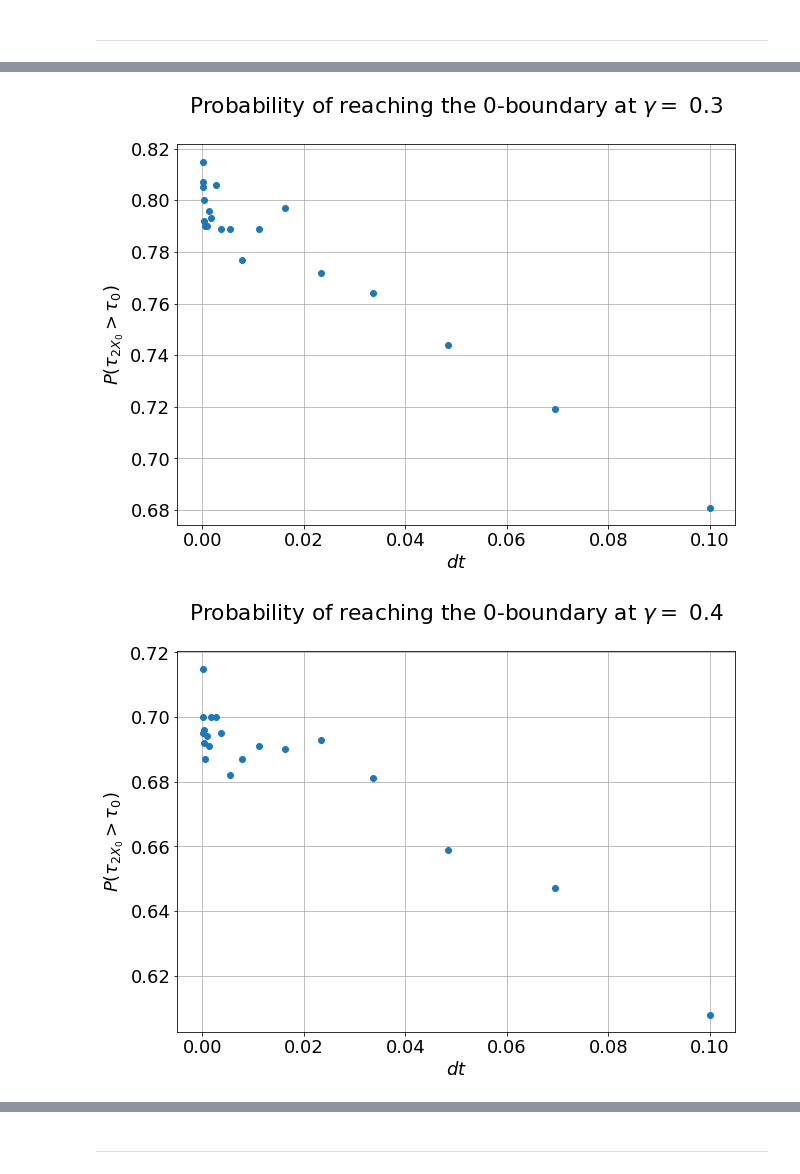
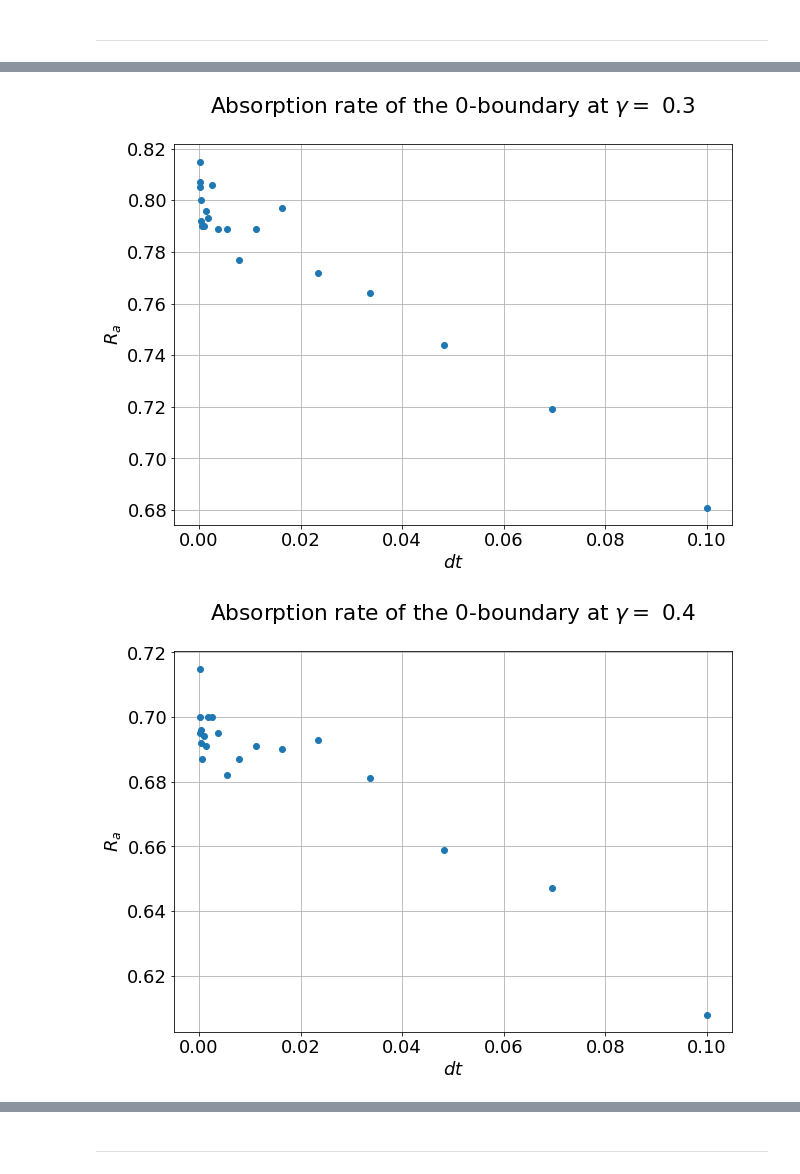
Before and after one commit to baskayj/Boundary-behavior-in-stochastic-differential-equations-used-in-Finance, a Jupyter notebook: CIR_Boundary_Project.ipynb, the cells around one changed output, grey strips where cells are left out. Saved outputs shown, nothing was run; the diff lists cells and outputs as text; code cells hidden in the pictures.

```diff
--- a/CIR_Boundary_Project.ipynb
+++ b/CIR_Boundary_Project.ipynb
@@ -2381,24 +2704,24 @@ plt.grid()
 # %%
 i = 2
 plt.figure(figsize=(10,7))
 plt.plot(var2,R[i,:],"o")
 
-plt.title(f"Probability of reaching the 0-boundary at $\gamma = $ {var[i]}\n")
+plt.title(f"Absorption rate of the 0-boundary at $\gamma = $ {var[i]}\n")
 
 plt.xlabel("$dt$")
-plt.ylabel("$P(\\tau_{2X_0}>\\tau_{0})$")
+plt.ylabel("$R_a$")
 plt.grid()
 # %% [output]
-[figure, old version]
+[figure, new version]
 # %%
 i = 3
 plt.figure(figsize=(10,7))
 plt.plot(var2,R[i,:],"o")
 
-plt.title(f"Probability of reaching the 0-boundary at $\gamma = $ {var[i]}\n")
+plt.title(f"Absorption rate of the 0-boundary at $\gamma = $ {var[i]}\n")
 
 plt.xlabel("$dt$")
-plt.ylabel("$P(\\tau_{2X_0}>\\tau_{0})$")
+plt.ylabel("$R_a$")
 plt.grid()
 # %% [output]
-[figure, old version]
+[figure, new version]
```
Also changed, not shown: parts of 46 cells of this notebook.
